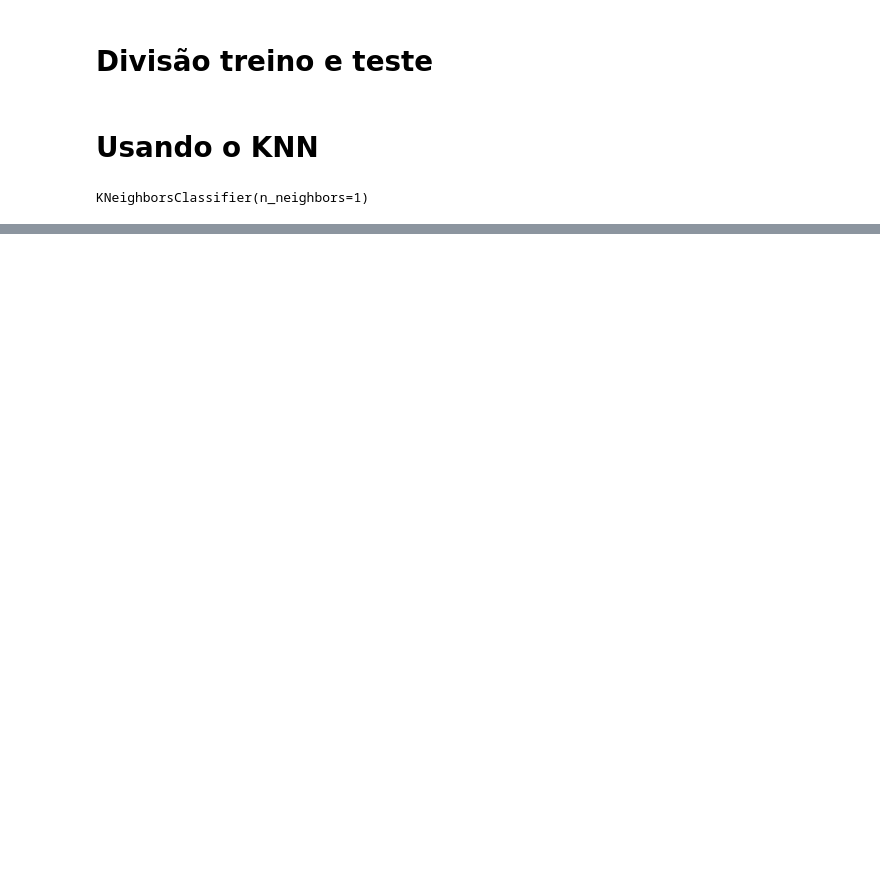
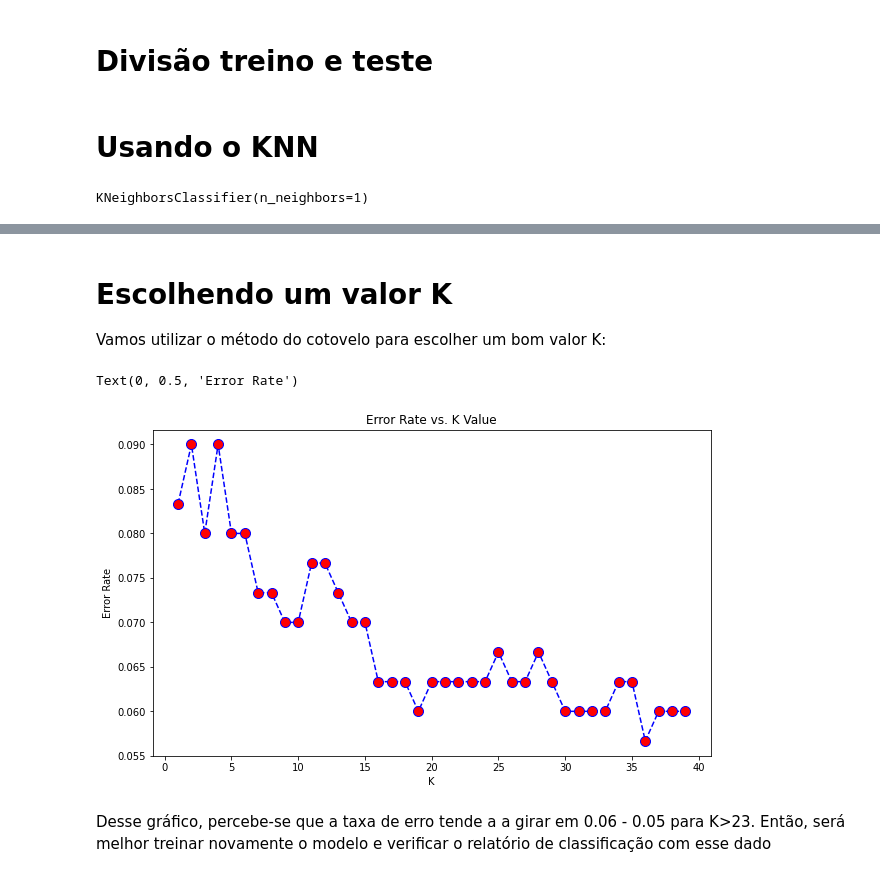
Before and after one commit to SantRuan/dataScience, a Jupyter notebook: Projeto com KNN/Untitled-1.ipynb, the cells around one changed output, grey strips where cells are left out. Saved outputs shown, nothing was run; the diff lists cells and outputs as text; code cells hidden in the pictures; blank space fills up the shorter version.

Commit message:
Projeto de análise de dados utilizando o método KNN finalizado

```diff
--- a/Projeto com KNN/Untitled-1.ipynb
+++ b/Projeto com KNN/Untitled-1.ipynb
@@ -60,0 +85,22 @@ KNeighborsClassifier(n_neighbors=1)
+# %% [markdown]
+# Escolhendo um valor K #
+Vamos utilizar o método do cotovelo para escolher um bom valor K:
+# %%
+error_rate = []
+for i in range(1,40):
+    knn = KNeighborsClassifier(n_neighbors=i)
+    knn.fit(X_train, y_train)
+    pred_i = knn.predict(X_test)
+    error_rate.append(np.mean(pred_i != y_test))
+# %%
+plt.figure(figsize=(10,6))
+plt.plot(range(1,40),error_rate,color='blue', linestyle='dashed', marker='o',
+         markerfacecolor='red', markersize=10)
+plt.title('Error Rate vs. K Value')
+plt.xlabel('K')
+plt.ylabel('Error Rate')
+# %% [output]
+Text(0, 0.5, 'Error Rate')
+[figure, added]
+# %% [markdown]
+Desse gráfico, percebe-se que a taxa de erro tende a a girar em 0.06 - 0.05 para K>23. Então, será melhor treinar novamente o modelo e  verificar o relatório de classificação com esse dado
```
Also changed, not shown: parts of 8 cells of this notebook.
